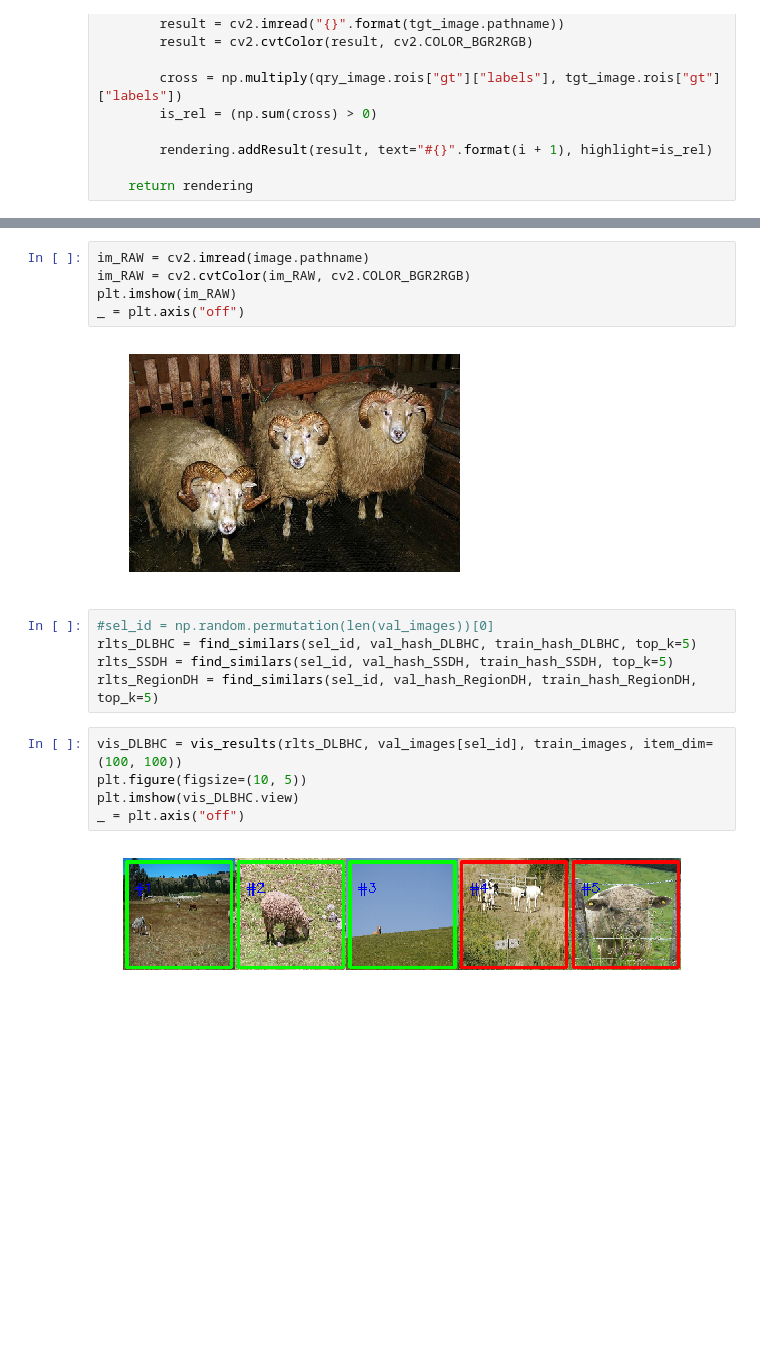
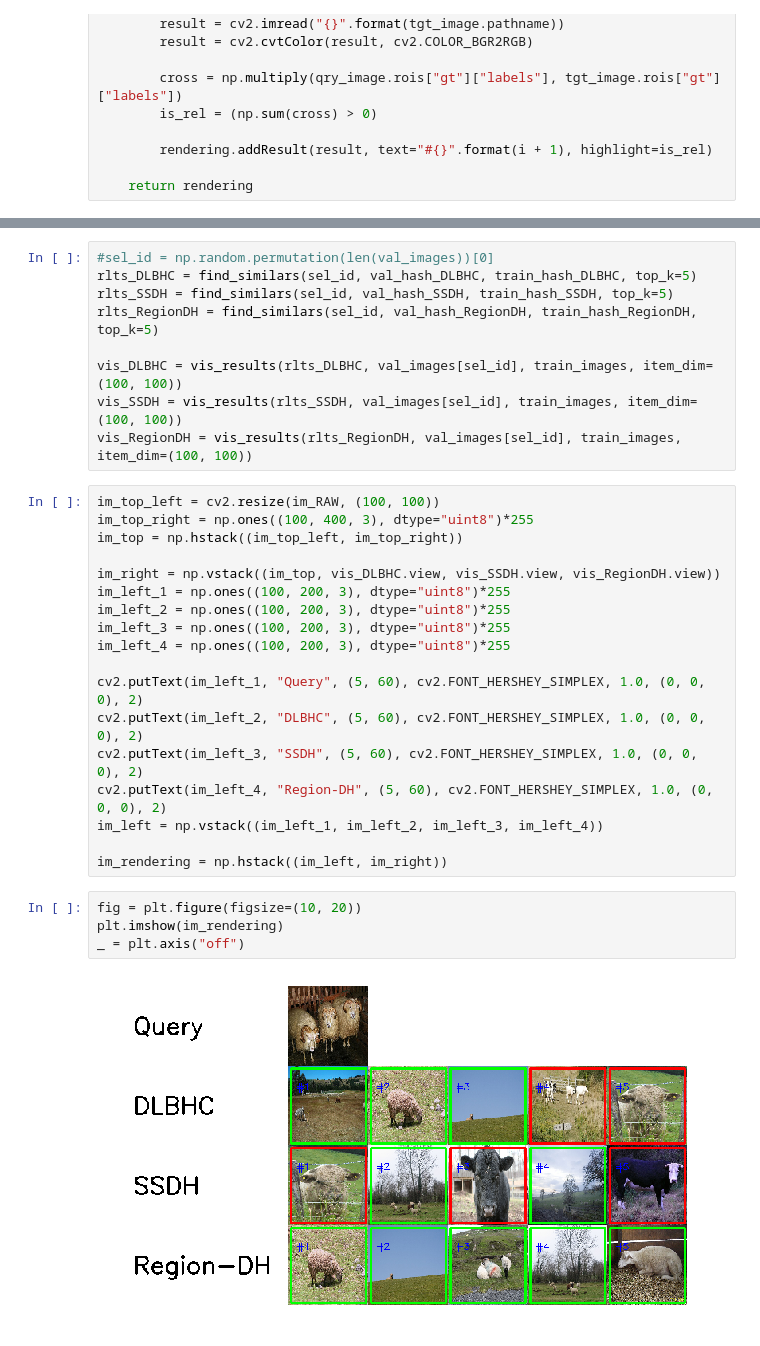
Before and after one commit to franckfotso/region_dh, a Jupyter notebook: experiments/voc_2007-vis-results.ipynb, the cells around one changed output, grey strips where cells are left out. Drawn from its saved outputs; the diff is of its cells as text; blank space fills up the shorter version.

```diff
--- a/experiments/voc_2007-vis-results.ipynb
+++ b/experiments/voc_2007-vis-results.ipynb
@@ -156,19 +159,33 @@ print(image.pathname)
-# %%
-im_RAW = cv2.imread(image.pathname)
-im_RAW = cv2.cvtColor(im_RAW, cv2.COLOR_BGR2RGB)
-plt.imshow(im_RAW)
-_ = plt.axis("off")
-# %% [output]
-[figure, removed]
 # %%
 #sel_id = np.random.permutation(len(val_images))[0]
 rlts_DLBHC = find_similars(sel_id, val_hash_DLBHC, train_hash_DLBHC, top_k=5)
 rlts_SSDH = find_similars(sel_id, val_hash_SSDH, train_hash_SSDH, top_k=5)
 rlts_RegionDH = find_similars(sel_id, val_hash_RegionDH, train_hash_RegionDH, top_k=5)
+
+vis_DLBHC = vis_results(rlts_DLBHC, val_images[sel_id], train_images, item_dim=(100, 100))
+vis_SSDH = vis_results(rlts_SSDH, val_images[sel_id], train_images, item_dim=(100, 100))
+vis_RegionDH = vis_results(rlts_RegionDH, val_images[sel_id], train_images, item_dim=(100, 100))
+# %%
+im_top_left = cv2.resize(im_RAW, (100, 100))
+im_top_right = np.ones((100, 400, 3), dtype="uint8")*255
+im_top = np.hstack((im_top_left, im_top_right))
+
+im_right = np.vstack((im_top, vis_DLBHC.view, vis_SSDH.view, vis_RegionDH.view))
+im_left_1 = np.ones((100, 200, 3), dtype="uint8")*255
+im_left_2 = np.ones((100, 200, 3), dtype="uint8")*255
+im_left_3 = np.ones((100, 200, 3), dtype="uint8")*255
+im_left_4 = np.ones((100, 200, 3), dtype="uint8")*255
+
+cv2.putText(im_left_1, "Query", (5, 60), cv2.FONT_HERSHEY_SIMPLEX, 1.0, (0, 0, 0), 2)
+cv2.putText(im_left_2, "DLBHC", (5, 60), cv2.FONT_HERSHEY_SIMPLEX, 1.0, (0, 0, 0), 2)
+cv2.putText(im_left_3, "SSDH", (5, 60), cv2.FONT_HERSHEY_SIMPLEX, 1.0, (0, 0, 0), 2)
+cv2.putText(im_left_4, "Region-DH", (5, 60), cv2.FONT_HERSHEY_SIMPLEX, 1.0, (0, 0, 0), 2)
+im_left = np.vstack((im_left_1, im_left_2, im_left_3, im_left_4))
+
+im_rendering = np.hstack((im_left, im_right))
 # %%
-vis_DLBHC = vis_results(rlts_DLBHC, val_images[sel_id], train_images, item_dim=(100, 100))
-plt.figure(figsize=(10, 5))
-plt.imshow(vis_DLBHC.view)
+fig = plt.figure(figsize=(10, 20))
+plt.imshow(im_rendering)
 _ = plt.axis("off")
 # %% [output]
-[figure, old version]
+[figure, new version]
```
Also changed, not shown: parts of 4 cells of this notebook, 10 other files.
